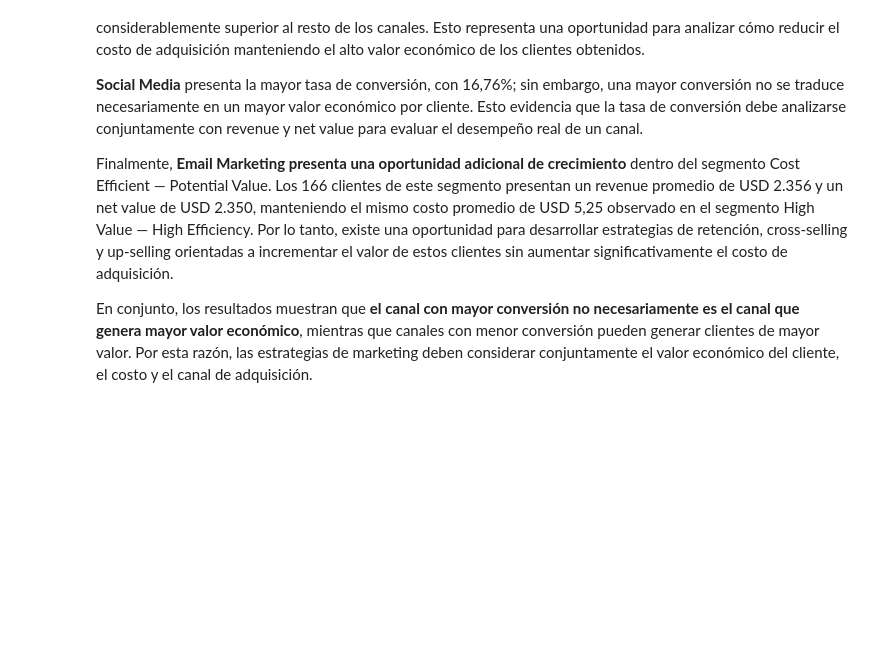
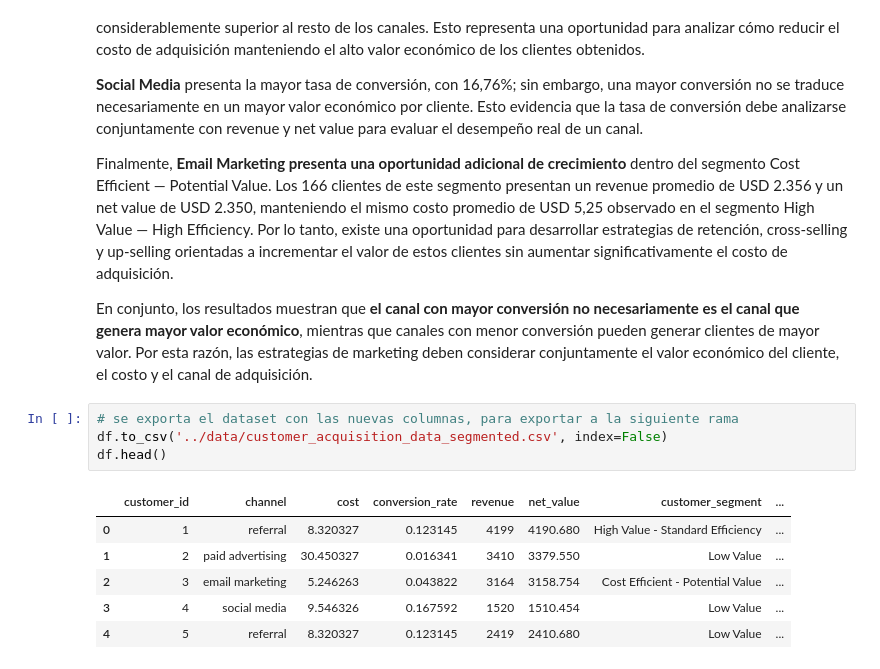
Before and after one commit to Andres240989/customer-lifetime-value_analysis, a Jupyter notebook: notebooks/02_customer_segmentation.ipynb, the cells around one changed output. Drawn from its saved outputs; the diff is of its cells as text; blank space fills up the shorter version.

Commit message:
add dataset new columns

```diff
--- a/notebooks/02_customer_segmentation.ipynb
+++ b/notebooks/02_customer_segmentation.ipynb
@@ -450,3 +450,14 @@ El análisis de la distribución de los segmentos por canal permite identificar
 Finalmente, **Email Marketing presenta una oportunidad adicional de crecimiento** dentro del segmento Cost Efficient — Potential Value. Los 166 clientes de este segmento presentan un revenue promedio de USD 2.356 y un net value de USD 2.350, manteniendo el mismo costo promedio de USD 5,25 observado en el segmento High Value — High Efficiency. Por lo tanto, existe una oportunidad para desarrollar estrategias de retención, cross-selling y up-selling orientadas a incrementar el valor de estos clientes sin aumentar significativamente el costo de adquisición.
 
 En conjunto, los resultados muestran que **el canal con mayor conversión no necesariamente es el canal que genera mayor valor económico**, mientras que canales con menor conversión pueden generar clientes de mayor valor. Por esta razón, las estrategias de marketing deben considerar conjuntamente el valor económico del cliente, el costo y el canal de adquisición.
+# %%
+# se exporta el dataset con las nuevas columnas, para exportar a la siguiente rama
+df.to_csv('../data/customer_acquisition_data_segmented.csv', index=False)
+df.head()
+# %% [output]
+|  | customer_id | channel | cost | conversion_rate | revenue | net_value | customer_segment | ... |
+| 0 | 1 | referral | 8.320327 | 0.123145 | 4199 | 4190.680 | High Value - Standard Efficiency | ... |
+| 1 | 2 | paid advertising | 30.450327 | 0.016341 | 3410 | 3379.550 | Low Value | ... |
+| 2 | 3 | email marketing | 5.246263 | 0.043822 | 3164 | 3158.754 | Cost Efficient - Potential Value | ... |
+| 3 | 4 | social media | 9.546326 | 0.167592 | 1520 | 1510.454 | Low Value | ... |
+| 4 | 5 | referral | 8.320327 | 0.123145 | 2419 | 2410.680 | Low Value | ... |
```
Also changed, not shown: 1 other file.
